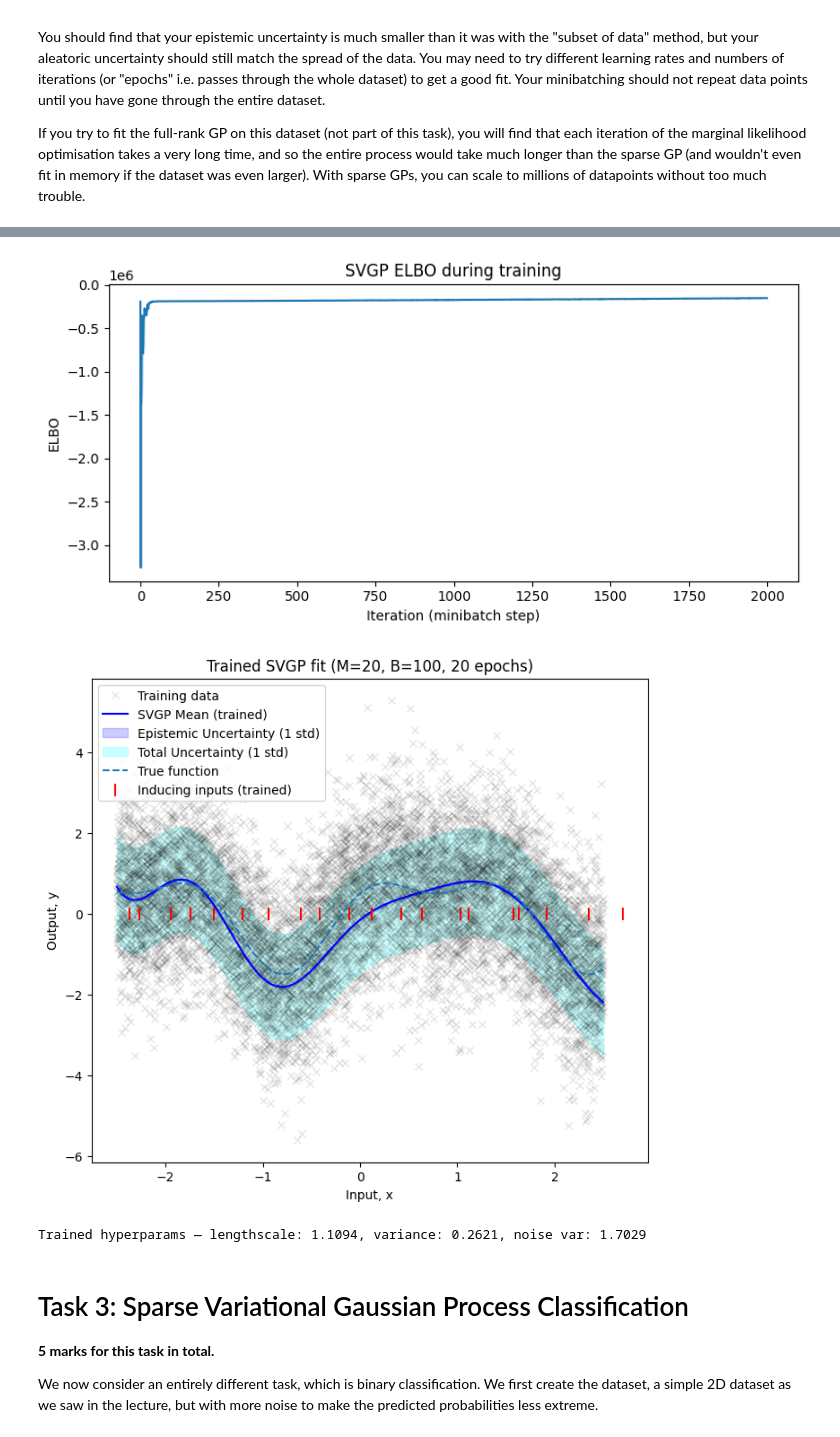
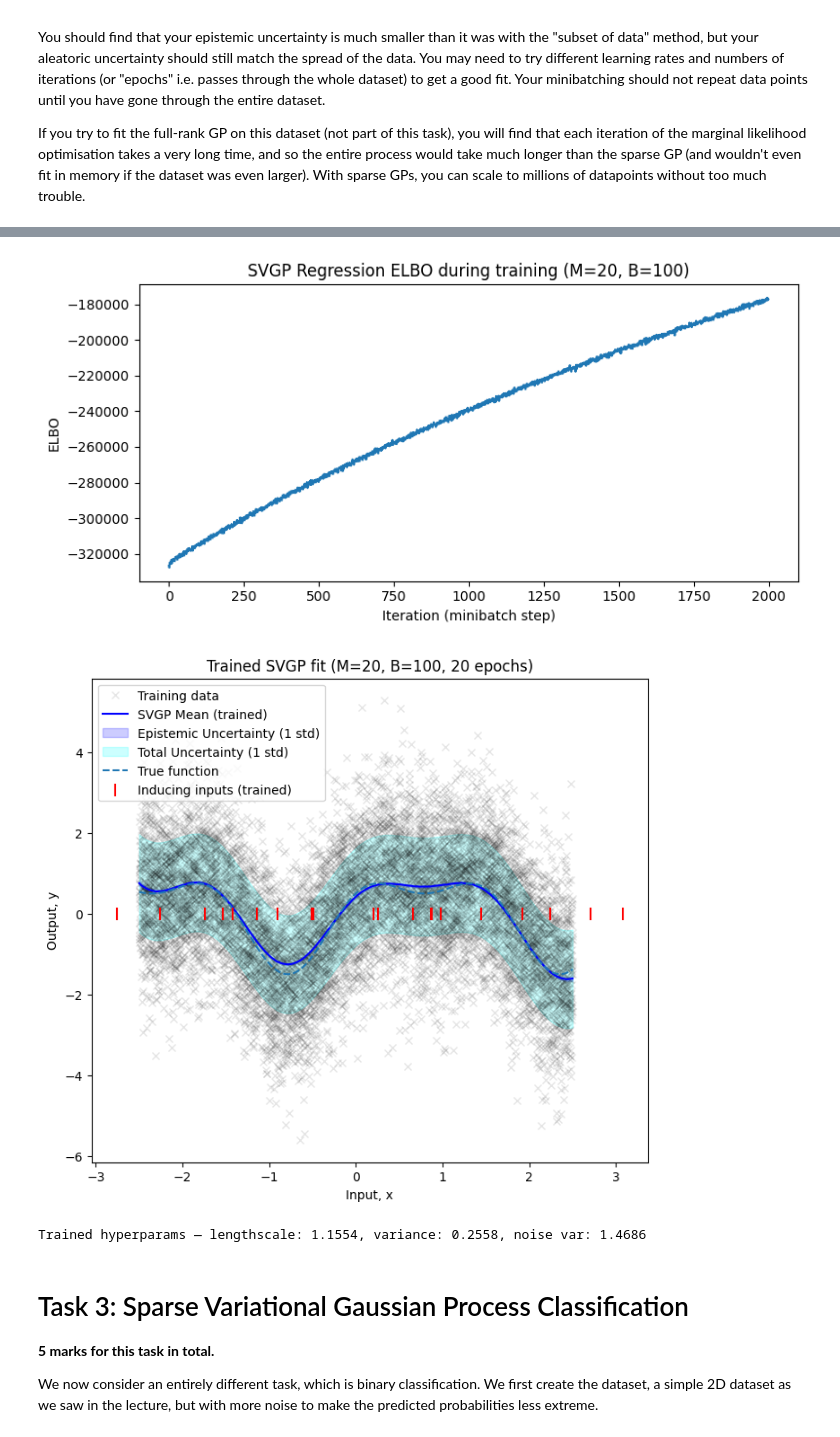
Before and after one commit to RadiantVirtue/Bayesian-Machine-Learning-2, a Jupyter notebook: cw2_partA.ipynb, the cells around one changed output, grey strips where cells are left out. Saved outputs shown, nothing was run; the diff lists cells and outputs as text; code cells hidden in the pictures.

```diff
--- a/cw2_partA.ipynb
+++ b/cw2_partA.ipynb
@@ -384,7 +384,7 @@ params = {
 }
 
 learning_rate = 0.05
-num_iters = 100
+num_iters = 300
 opt = optax.adam(learning_rate=learning_rate)
 opt_state = opt.init(params)
 
@@ -811,6 +812,14 @@ for epoch in range(num_epochs):
 
     print(f"Epoch {epoch+1:3d}/{num_epochs}  mean ELBO: {epoch_elbo / num_batches:.2f}")
 
+#Plot ELBO over training
+plt.figure(figsize=(8, 4))
+plt.plot(elbo_history)
+plt.xlabel('Iteration (minibatch step)')
+plt.ylabel('ELBO')
+plt.title(f'SVGP Regression ELBO during training (M={num_inducing}, B={batch_size})')
+plt.tight_layout()
+plt.show()
 # --- Plot 1: Final SVGP fit ---
 mu_final, var_final = svgp_predict(svgp_params, X_grid, full_cov=False)
 std_final = jnp.sqrt(jnp.clip(var_final, 0.0))
@@ -861,6 +870,6 @@ Epoch  20/20  mean ELBO: -151143.86
-[figure, old version]
+[figure, new version]
-[figure, old version]
+[figure, new version]
-Trained hyperparams — lengthscale: 1.1094, variance: 0.2621, noise var: 1.7029
+Trained hyperparams — lengthscale: 1.1554, variance: 0.2558, noise var: 1.4686
 # %% [markdown]
 # Task 3: Sparse Variational Gaussian Process Classification
 **5 marks for this task in total.**
```
Also changed, not shown: parts of 5 cells of this notebook.
